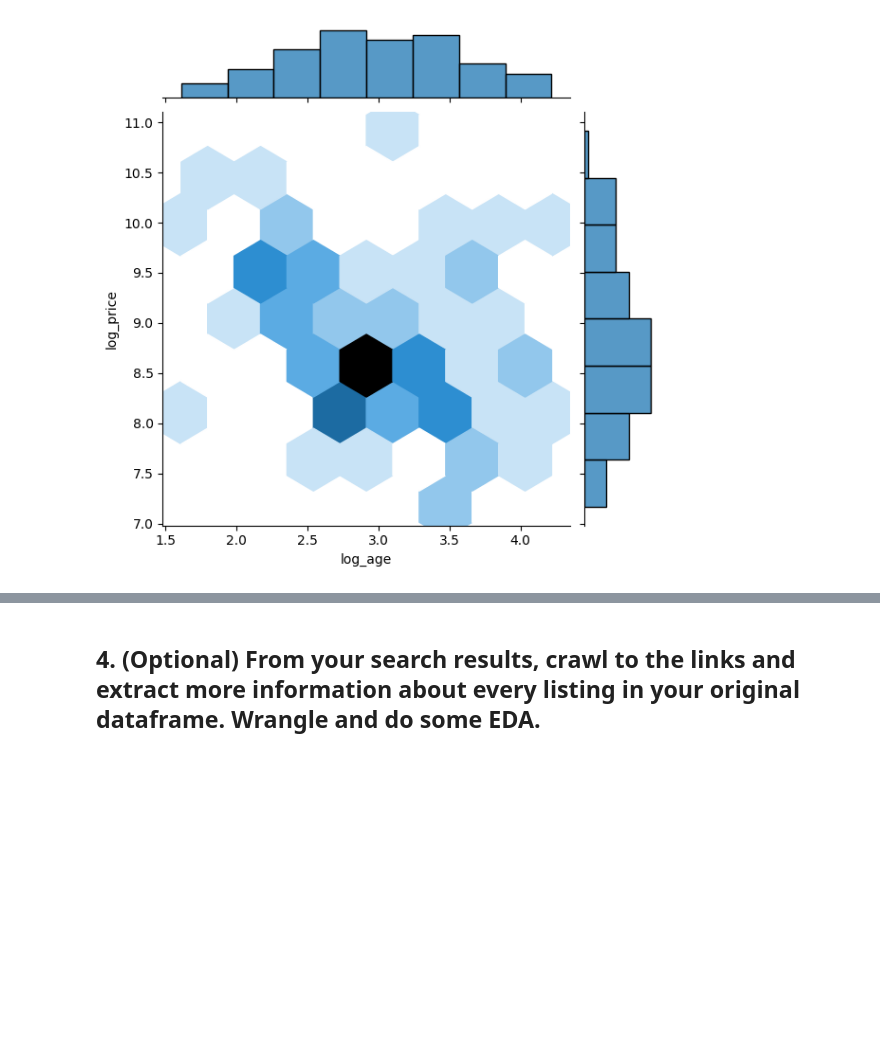
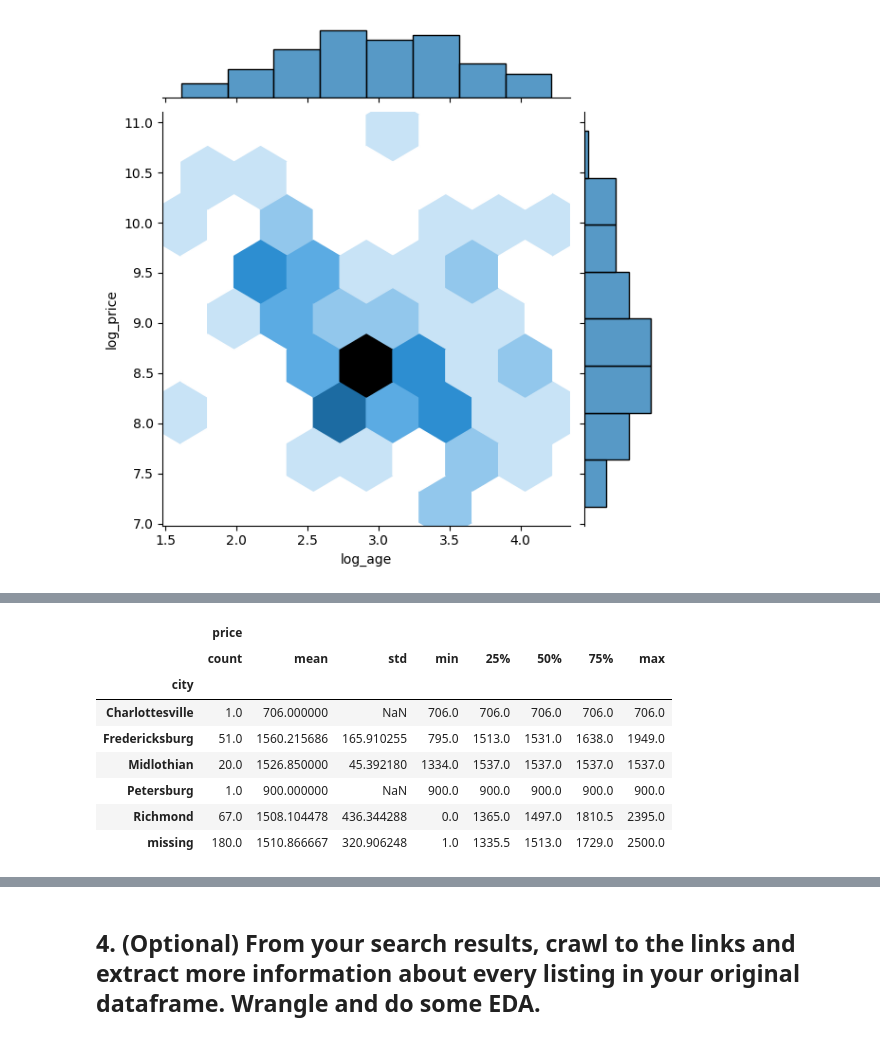
Before and after one commit to JuliaPPfeiffer/labs, a Jupyter notebook: 02_scraping/lab_notebook.ipynb, the cells around one changed output, grey strips where cells are left out. Drawn from its saved outputs; the diff is of its cells as text; code cells hidden in the pictures; blank space fills up the shorter version.

```diff
--- a/02_scraping/lab_notebook.ipynb
+++ b/02_scraping/lab_notebook.ipynb
@@ -257,0 +294,13 @@ sns.jointplot(data=df, x='log_age', y='log_price',kind='hex')
+# %%
+# 4. Describe table- price by city
+df.loc[:,['price','city']].groupby('city').describe()
+# %% [output]
+|  | price |  |  |  |  |  |  |  |
+|  | count | mean | std | min | 25% | 50% | 75% | max |
+| city |  |  |  |  |  |  |  |  |
+| Charlottesville | 1.0 | 706.000000 | NaN | 706.0 | 706.0 | 706.0 | 706.0 | 706.0 |
+| Fredericksburg | 51.0 | 1560.215686 | 165.910255 | 795.0 | 1513.0 | 1531.0 | 1638.0 | 1949.0 |
+| Midlothian | 20.0 | 1526.850000 | 45.392180 | 1334.0 | 1537.0 | 1537.0 | 1537.0 | 1537.0 |
+| Petersburg | 1.0 | 900.000000 | NaN | 900.0 | 900.0 | 900.0 | 900.0 | 900.0 |
+| Richmond | 67.0 | 1508.104478 | 436.344288 | 0.0 | 1365.0 | 1497.0 | 1810.5 | 2395.0 |
+| missing | 180.0 | 1510.866667 | 320.906248 | 1.0 | 1335.5 | 1513.0 | 1729.0 | 2500.0 |
```
Also changed, not shown: parts of 8 cells of this notebook.
